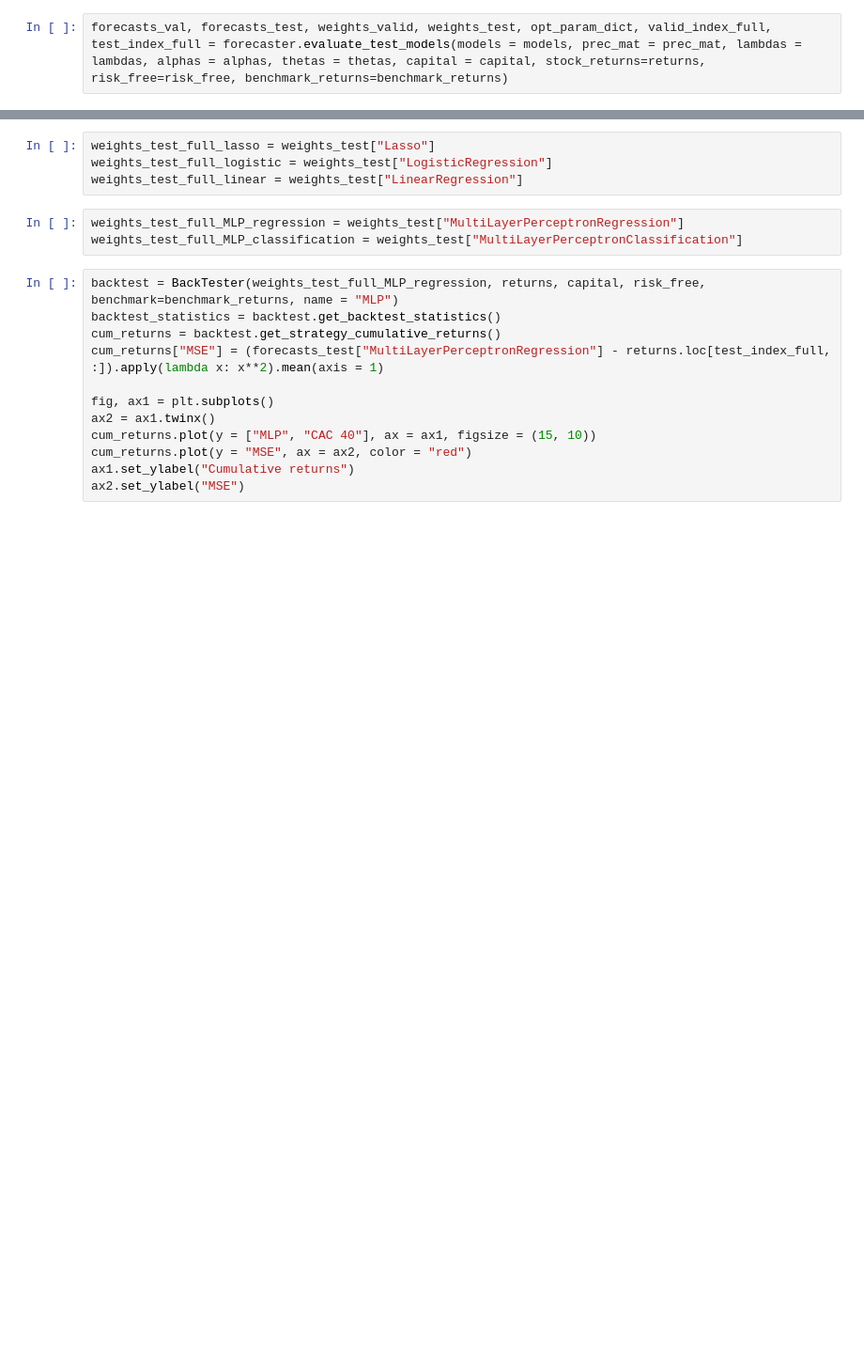
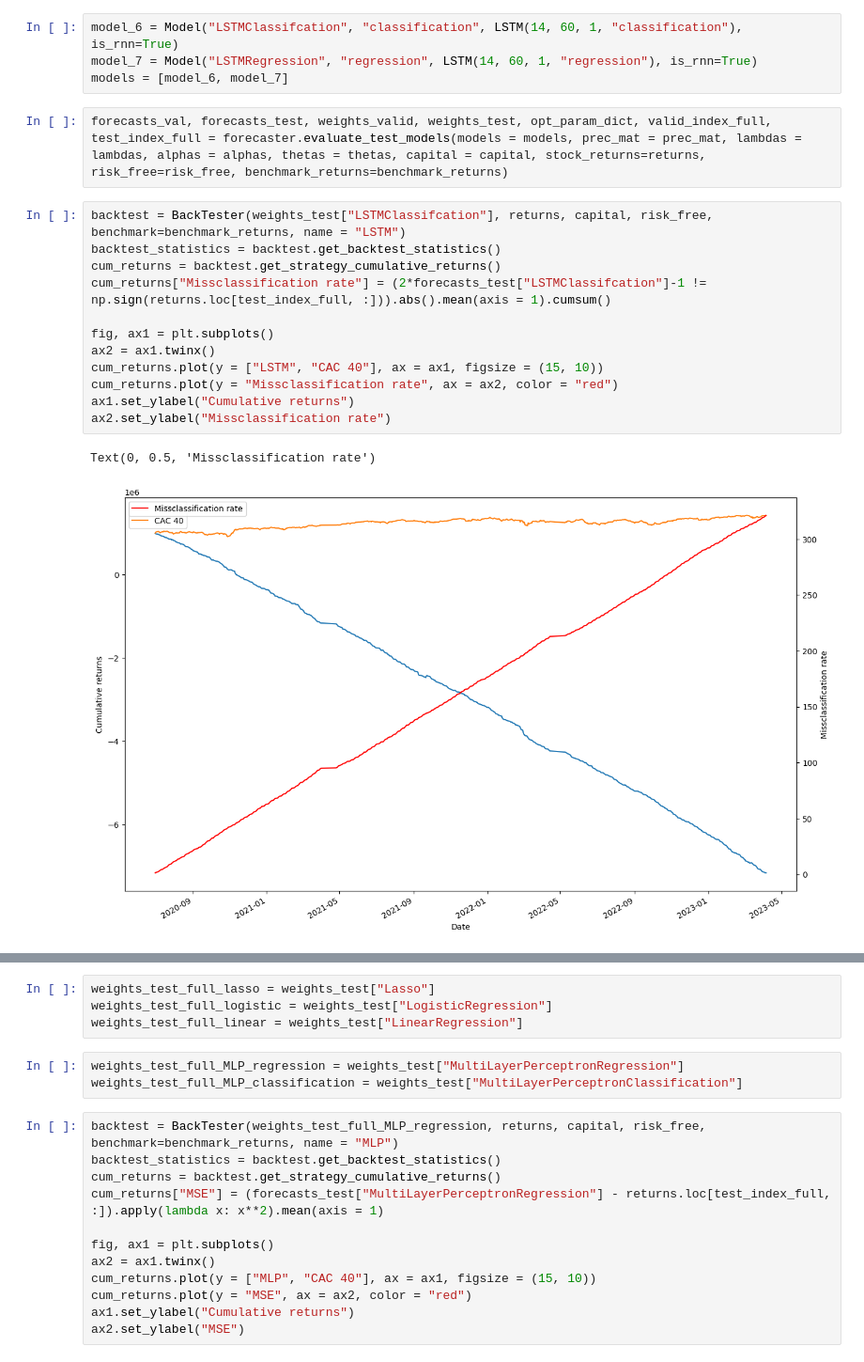
Before and after one commit to mattdimi/DLPSRP, a Jupyter notebook: LinearModels.ipynb, the cells around one changed output, grey strips where cells are left out. Shown at 94% size. Saved outputs shown, nothing was run; the diff lists cells and outputs as text; blank space fills up the shorter version.

Commit message:
Fixed bugs in the support for RNN / Included more relevant example for RNN in LinearModels.ipynb

```diff
--- a/LinearModels.ipynb
+++ b/LinearModels.ipynb
@@ -98,2 +94,21 @@ models = [model_3, model_4, model_5]
+# %%
+model_6 = Model("LSTMClassifcation", "classification", LSTM(14, 60, 1, "classification"), is_rnn=True)
+model_7 = Model("LSTMRegression", "regression", LSTM(14, 60, 1, "regression"), is_rnn=True)
+models = [model_6, model_7]
 # %%
 forecasts_val, forecasts_test, weights_valid, weights_test, opt_param_dict, valid_index_full, test_index_full = forecaster.evaluate_test_models(models = models, prec_mat = prec_mat, lambdas = lambdas, alphas = alphas, thetas = thetas, capital = capital, stock_returns=returns, risk_free=risk_free, benchmark_returns=benchmark_returns)
+# %%
+backtest = BackTester(weights_test["LSTMClassifcation"], returns, capital, risk_free, benchmark=benchmark_returns, name = "LSTM")
+backtest_statistics = backtest.get_backtest_statistics()
+cum_returns = backtest.get_strategy_cumulative_returns()
+cum_returns["Missclassification rate"] = (2*forecasts_test["LSTMClassifcation"]-1 != np.sign(returns.loc[test_index_full, :])).abs().mean(axis = 1).cumsum()
+
+fig, ax1 = plt.subplots()
+ax2 = ax1.twinx()
+cum_returns.plot(y = ["LSTM", "CAC 40"], ax = ax1, figsize = (15, 10))
+cum_returns.plot(y = "Missclassification rate", ax = ax2, color = "red")
+ax1.set_ylabel("Cumulative returns")
+ax2.set_ylabel("Missclassification rate")
+# %% [output]
+Text(0, 0.5, 'Missclassification rate')
+[figure, added]
```
Also changed, not shown: parts of 7 cells of this notebook, 2 other files.
